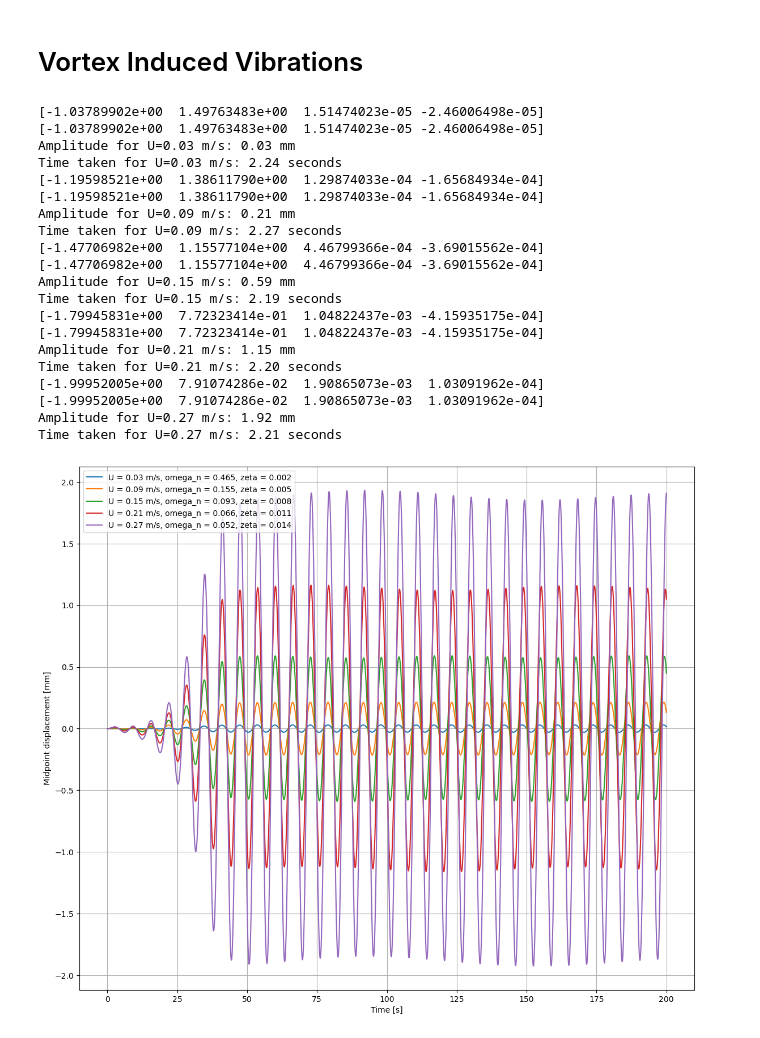
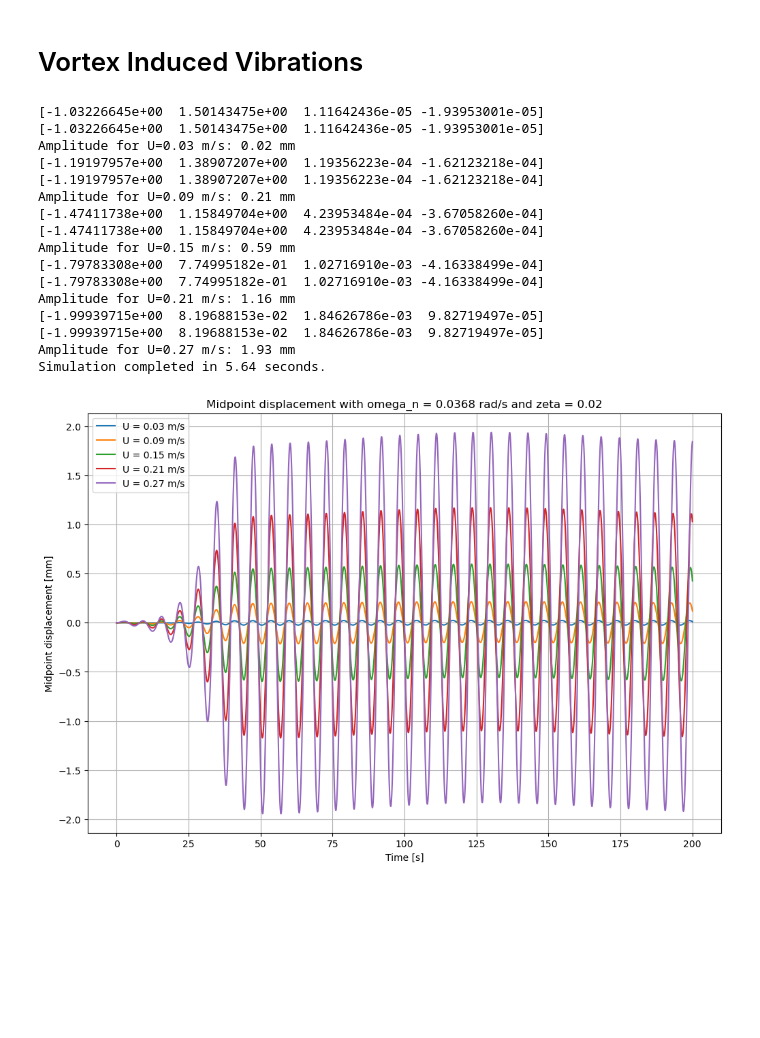
Before and after one commit to JulianEngel1999/FSI_Assignment_2, a Jupyter notebook: VIV.ipynb, the cells around one changed output. Saved outputs shown, nothing was run; the diff lists cells and outputs as text; code cells hidden in the pictures; blank space fills up the shorter version.

```diff
--- a/VIV.ipynb
+++ b/VIV.ipynb
@@ -12,13 +12,13 @@ rho_c = 7880
 T = 30000
 b = 126
 St = 0.21
-dt = 0.005
-t_end = 200
 
 A_cross = np.pi * D**2 / 4
 m = rho_c * A_cross * L
 m_a = rho_w * A_cross * L
 m_eff = m + m_a
+omega_n = (np.pi / L) * np.sqrt(T / m_eff)
+zeta = b / (2 * omega_n * m_eff)
 
 epsilon = 0.3
 A_coupling = 12.0
@@ -39,7 +39,7 @@ def rhs(t, x, U):
 
     F = hydro_force * (U**2) * nonlinear_term * np.sqrt(1 + 4 * np.pi**2 * St**2 * y_dot**2)
 
-    y_ddot = -2*zeta*Omega_n*y_dot - Omega_n**2*y + F
+    y_ddot = -2*zeta*omega_n*y_dot - omega_n**2*y + F
 
     q_ddot = -epsilon*(q**2 - 1)*q_dot - q + A_coupling * y_ddot
 
@@ -90,45 +90,40 @@ def simulate_velocity(dt, t_end, U):
 # %%
 U_range = np.linspace(0.03, 0.27, 5)
 
-plt.figure(figsize=(14,12))
+plt.figure(figsize=(12,8))
 import time as td
 start_time = td.time()
 
 for U in U_range:
-    omega_s = 2 * np.pi * St * U / D
-    Omega_n = ((np.pi / L) * np.sqrt(T / m_eff)) / omega_s
-    zeta = b / (2 *Omega_n* m_eff)
-    start_time = td.time()
     time, solution = comp_x(dt, t_end, U)
-    plt.plot(time, 1000* solution[:,2], label=f"U = {U:.2f} m/s, omega_n = {Omega_n:.3f}, zeta = {zeta:.3f}")
+    plt.plot(time, 1000* solution[:,2], label=f"U = {U:.2f} m/s")
     print(f"Amplitude for U={U:.2f} m/s: {simulate_velocity(dt, t_end, U)*1000:.2f} mm")
-    end_time = td.time()
-    print(f"Time taken for U={U:.2f} m/s: {end_time - start_time:.2f} seconds")
+
+end_time = td.time()
+print(f"Simulation completed in {end_time - start_time:.2f} seconds.")
 
 
 plt.xlabel("Time [s]")
+plt.title(f"Midpoint displacement with omega_n = {omega_n:.4f} rad/s and zeta = {zeta:.2f}")
 plt.ylabel("Midpoint displacement [mm]")
 plt.legend()
 plt.grid()
+plt.show()
 # %% [output]
-[-1.03789902e+00  1.49763483e+00  1.51474023e-05 -2.46006498e-05]
-[-1.03789902e+00  1.49763483e+00  1.51474023e-05 -2.46006498e-05]
-Amplitude for U=0.03 m/s: 0.03 mm
-Time taken for U=0.03 m/s: 2.24 seconds
-[-1.19598521e+00  1.38611790e+00  1.29874033e-04 -1.65684934e-04]
-[-1.19598521e+00  1.38611790e+00  1.29874033e-04 -1.65684934e-04]
+[-1.03226645e+00  1.50143475e+00  1.11642436e-05 -1.93953001e-05]
+[-1.03226645e+00  1.50143475e+00  1.11642436e-05 -1.93953001e-05]
+Amplitude for U=0.03 m/s: 0.02 mm
+[-1.19197957e+00  1.38907207e+00  1.19356223e-04 -1.62123218e-04]
+[-1.19197957e+00  1.38907207e+00  1.19356223e-04 -1.62123218e-04]
 Amplitude for U=0.09 m/s: 0.21 mm
-Time taken for U=0.09 m/s: 2.27 seconds
-[-1.47706982e+00  1.15577104e+00  4.46799366e-04 -3.69015562e-04]
-[-1.47706982e+00  1.15577104e+00  4.46799366e-04 -3.69015562e-04]
+[-1.47411738e+00  1.15849704e+00  4.23953484e-04 -3.67058260e-04]
+[-1.47411738e+00  1.15849704e+00  4.23953484e-04 -3.67058260e-04]
 Amplitude for U=0.15 m/s: 0.59 mm
-Time taken for U=0.15 m/s: 2.19 seconds
-[-1.79945831e+00  7.72323414e-01  1.04822437e-03 -4.15935175e-04]
-[-1.79945831e+00  7.72323414e-01  1.04822437e-03 -4.15935175e-04]
-Amplitude for U=0.21 m/s: 1.15 mm
-Time taken for U=0.21 m/s: 2.20 seconds
-[-1.99952005e+00  7.91074286e-02  1.90865073e-03  1.03091962e-04]
-[-1.99952005e+00  7.91074286e-02  1.90865073e-03  1.03091962e-04]
-Amplitude for U=0.27 m/s: 1.92 mm
-Time taken for U=0.27 m/s: 2.21 seconds
+[-1.79783308e+00  7.74995182e-01  1.02716910e-03 -4.16338499e-04]
+[-1.79783308e+00  7.74995182e-01  1.02716910e-03 -4.16338499e-04]
+Amplitude for U=0.21 m/s: 1.16 mm
+[-1.99939715e+00  8.19688153e-02  1.84626786e-03  9.82719497e-05]
+[-1.99939715e+00  8.19688153e-02  1.84626786e-03  9.82719497e-05]
+Amplitude for U=0.27 m/s: 1.93 mm
+Simulation completed in 5.64 seconds.
-[figure, old version]
+[figure, new version]
```
Also changed, not shown: parts of 1 cell of this notebook.
